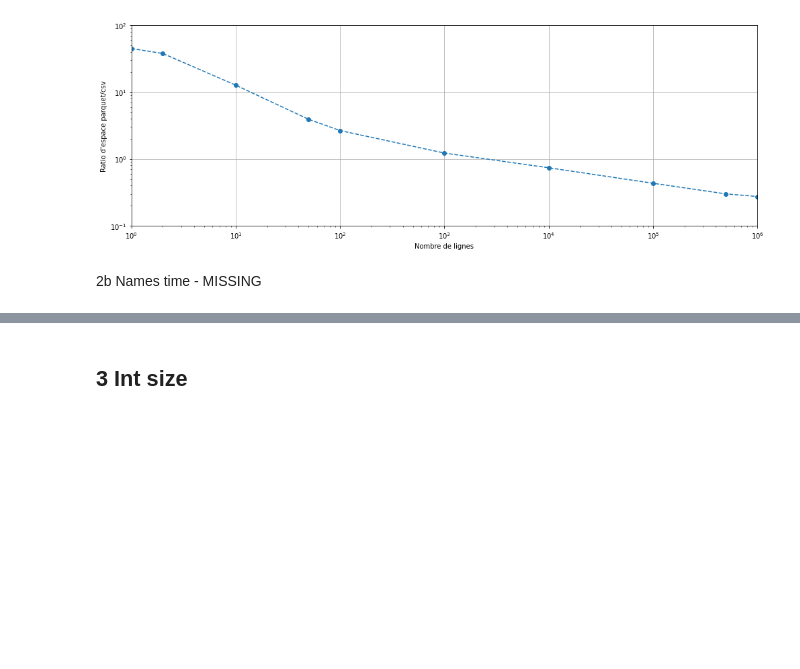
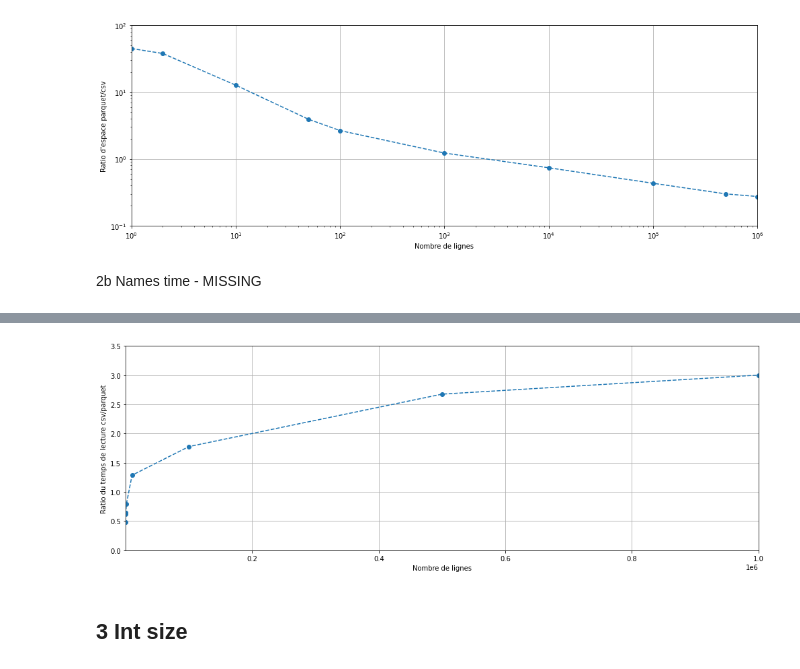
Before and after one commit to pbisaillon/csv_parquet, a Jupyter notebook: notebooks/graphs.ipynb, the cells around one changed output, grey strips where cells are left out. Saved outputs shown, nothing was run; the diff lists cells and outputs as text; code cells hidden in the pictures; blank space fills up the shorter version.

```diff
--- a/notebooks/graphs.ipynb
+++ b/notebooks/graphs.ipynb
@@ -190,3 +192,19 @@ fig.savefig("../figs/en_time_ratio.png", dpi=fig.dpi)
+# %%
+fig, ax = plt.subplots(figsize=(14, 5))
+ax.plot(nrows, np.divide(csv_name_speed, parquet_name_speed), 'o--')
+ax.set_xlabel('Nombre de lignes')
+ax.set_ylabel('Ratio du temps de lecture csv/parquet')
+#ax.set_xscale('log')
+#ax.set_yscale('log')
+ax.set_ylim([0,3.5])
+ax.set_xlim([1,1e6])
+ax.grid(True)
+#ax.legend(loc='center left', bbox_to_anchor=(1, 0.5))
+fig.tight_layout()
+plt.show()
+fig.savefig("../figs/fr_time_ratio_2.png", dpi=fig.dpi)
+# %% [output]
+[figure, added]
 # %% [markdown]
 ## 3 Int size
 # %%
```
Also changed, not shown: parts of 3 cells of this notebook, 6 other files.
